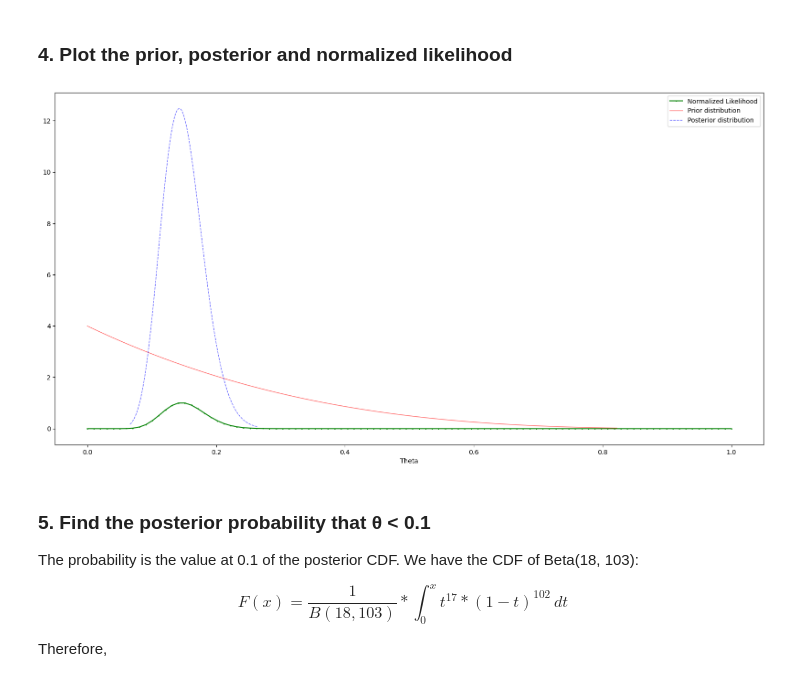
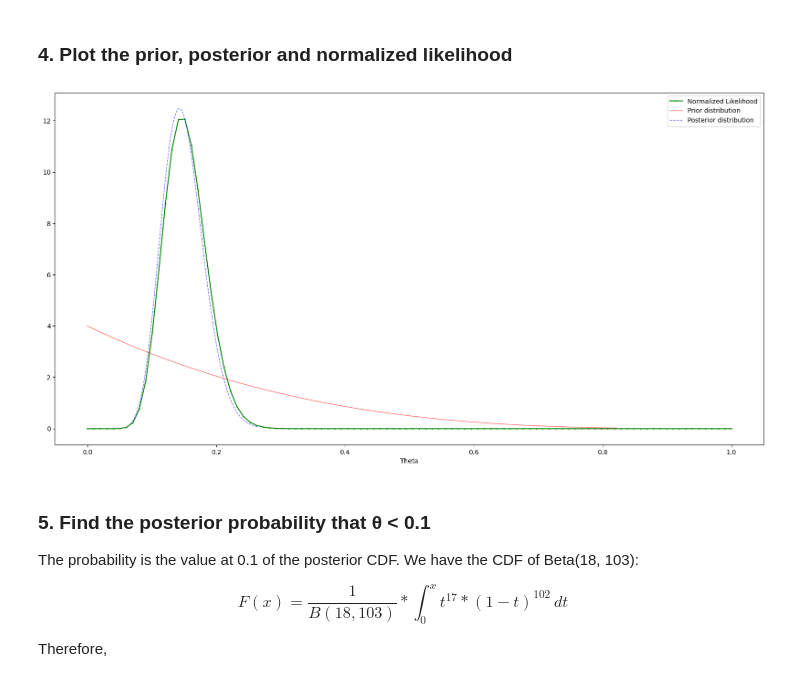
Before and after one commit to ParthKalkar/travelling-salesman-simulated-annealing, a Jupyter notebook: code.ipynb, the cells around one changed output. Saved outputs shown, nothing was run; the diff lists cells and outputs as text; code cells hidden in the pictures.

```diff
--- a/code.ipynb
+++ b/code.ipynb
@@ -83,40 +83,40 @@ $$std(θ) = 0.0322$$
 from scipy.stats import beta
 import matplotlib.pyplot as plt
 import numpy as np
-from scipy.stats import binom
 from scipy.integrate import quad
 from math import factorial
+
 plt.figure(figsize=(20, 10))
 
 # plot likelihood
 def binomial(x, n, k):
   return (factorial(n) / (factorial(k) * factorial(n-k))) * x**k * (1-x)**(n-k)
 
 n, k = 116, 17
 x_likelihood = np.linspace(0, 1, 100)
 y = binomial(x_likelihood, n, k)
-max_likelihood = np.max(y)    # maximum value of the likelihood function
 res, err = quad(binomial, 0, 1, args=(n, k))    # normalization coefficient
-plt.plot(x_likelihood, y / max_likelihood, 'go-', ms=1, label='Normalized Likelihood')
+plt.plot(x_likelihood, y / res, 'go-', ms=1, label='Normalized Likelihood')
 
 # plot prior and posterior
 # ref: https://docs.scipy.org/doc/scipy/reference/generated/scipy.stats.beta.html
 a_prior, b_prior = 1, 4
 x_prior = np.linspace(beta.ppf(0.001, a_prior, b_prior),
                       beta.ppf(0.999, a_prior, b_prior), 100)
 plt.plot(x_prior, beta.pdf(x_prior, a_prior, b_prior),
        'r-', lw=1, alpha=0.6, label='Prior distribution')
 
 a_post, b_post = 18, 103
 x_post = np.linspace(beta.ppf(0.001, a_post, b_post),
                 beta.ppf(0.999, a_post, b_post), 100)
 plt.plot(x_post, beta.pdf(x_post, a_post, b_post),
        'b--', lw=1, alpha=0.6, label='Posterior distribution')
+
 plt.xlabel("Theta")
 plt.legend()
 plt.show()
 # %% [output]
-[figure, old version]
+[figure, new version]
 # %% [markdown]
 ### 5. Find the posterior probability that θ < 0.1
 The probability is the value at 0.1 of the posterior CDF. We have the CDF of Beta(18, 103):
```
Also changed, not shown: parts of 6 cells of this notebook.
